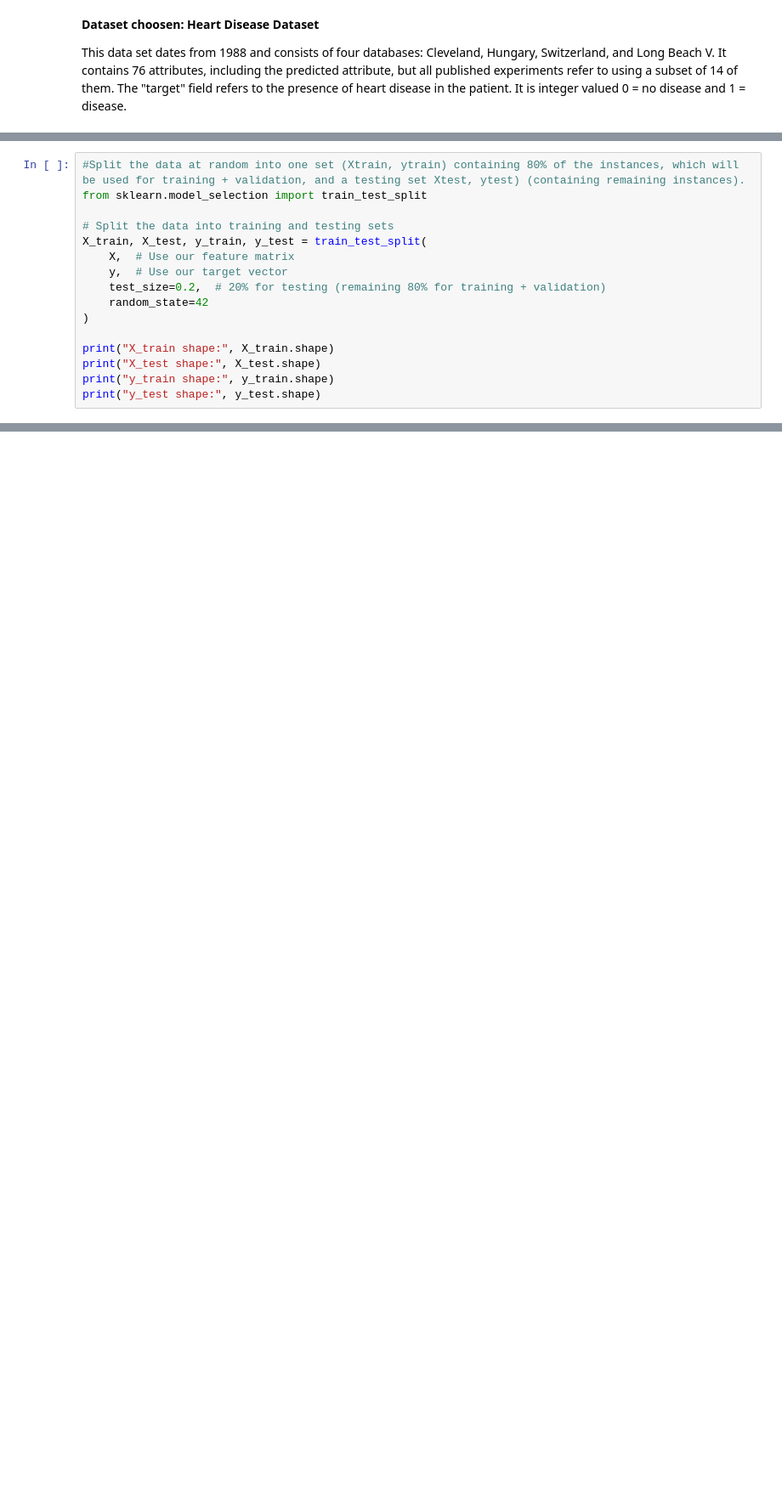
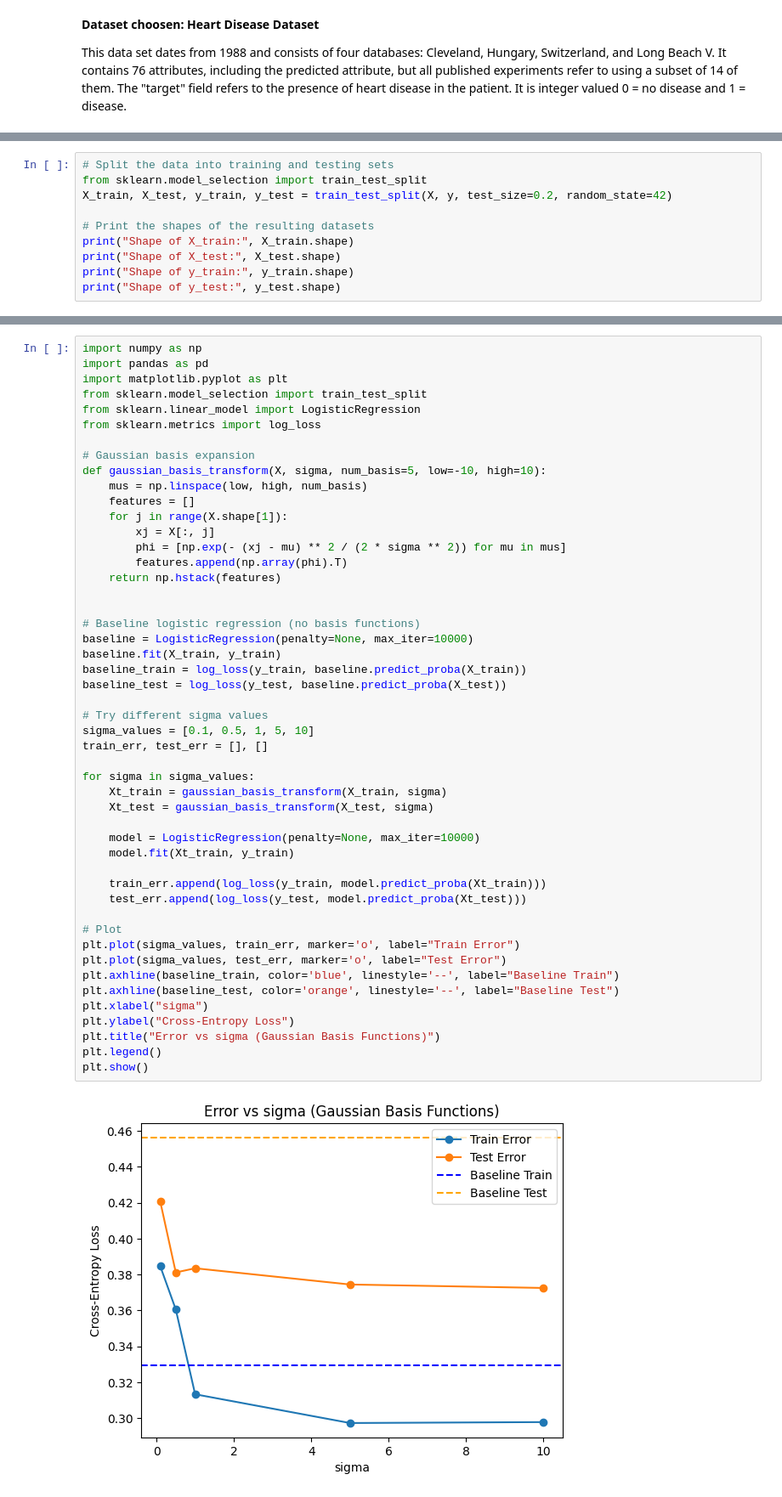
Before and after one commit to Praharshita1275/ML-Assignment-1, a Jupyter notebook: ML_Assignment_1.ipynb, the cells around one changed output, grey strips where cells are left out. Shown at 85% size. Drawn from its saved outputs; the diff is of its cells as text; blank space fills up the shorter version.

```diff
--- a/ML_Assignment_1.ipynb
+++ b/ML_Assignment_1.ipynb
@@ -27,17 +41,11 @@ y = data["target"] # target column
 # %%
-#Split the data at random into one set (Xtrain, ytrain) containing 80% of the instances, which will be used for training + validation, and a testing set Xtest, ytest) (containing remaining instances).
+# Split the data into training and testing sets
 from sklearn.model_selection import train_test_split
+X_train, X_test, y_train, y_test = train_test_split(X, y, test_size=0.2, random_state=42)
 
-# Split the data into training and testing sets
-X_train, X_test, y_train, y_test = train_test_split(
-    X,  # Use our feature matrix
-    y,  # Use our target vector
-    test_size=0.2,  # 20% for testing (remaining 80% for training + validation)
-    random_state=42
-)
-
-print("X_train shape:", X_train.shape)
-print("X_test shape:", X_test.shape)
-print("y_train shape:", y_train.shape)
-print("y_test shape:", y_test.shape)
+# Print the shapes of the resulting datasets
+print("Shape of X_train:", X_train.shape)
+print("Shape of X_test:", X_test.shape)
+print("Shape of y_train:", y_train.shape)
+print("Shape of y_test:", y_test.shape)
 # %% [output]
@@ -47,0 +303,51 @@ y_test shape: (205,)
+# %%
+import numpy as np
+import pandas as pd
+import matplotlib.pyplot as plt
+from sklearn.model_selection import train_test_split
+from sklearn.linear_model import LogisticRegression
+from sklearn.metrics import log_loss
+
+# Gaussian basis expansion
+def gaussian_basis_transform(X, sigma, num_basis=5, low=-10, high=10):
+    mus = np.linspace(low, high, num_basis)
+    features = []
+    for j in range(X.shape[1]):
+        xj = X[:, j]
+        phi = [np.exp(- (xj - mu) ** 2 / (2 * sigma ** 2)) for mu in mus]
+        features.append(np.array(phi).T)
+    return np.hstack(features)
+
+
+# Baseline logistic regression (no basis functions)
+baseline = LogisticRegression(penalty=None, max_iter=10000)
+baseline.fit(X_train, y_train)
+baseline_train = log_loss(y_train, baseline.predict_proba(X_train))
+baseline_test = log_loss(y_test, baseline.predict_proba(X_test))
+
+# Try different sigma values
+sigma_values = [0.1, 0.5, 1, 5, 10]
+train_err, test_err = [], []
+
+for sigma in sigma_values:
+    Xt_train = gaussian_basis_transform(X_train, sigma)
+    Xt_test = gaussian_basis_transform(X_test, sigma)
+
+    model = LogisticRegression(penalty=None, max_iter=10000)
+    model.fit(Xt_train, y_train)
+
+    train_err.append(log_loss(y_train, model.predict_proba(Xt_train)))
+    test_err.append(log_loss(y_test, model.predict_proba(Xt_test)))
+
+# Plot
+plt.plot(sigma_values, train_err, marker='o', label="Train Error")
+plt.plot(sigma_values, test_err, marker='o', label="Test Error")
+plt.axhline(baseline_train, color='blue', linestyle='--', label="Baseline Train")
+plt.axhline(baseline_test, color='orange', linestyle='--', label="Baseline Test")
+plt.xlabel("sigma")
+plt.ylabel("Cross-Entropy Loss")
+plt.title("Error vs sigma (Gaussian Basis Functions)")
+plt.legend()
+plt.show()
+# %% [output]
+[figure, added]
```
Also changed, not shown: parts of 52 cells of this notebook.
